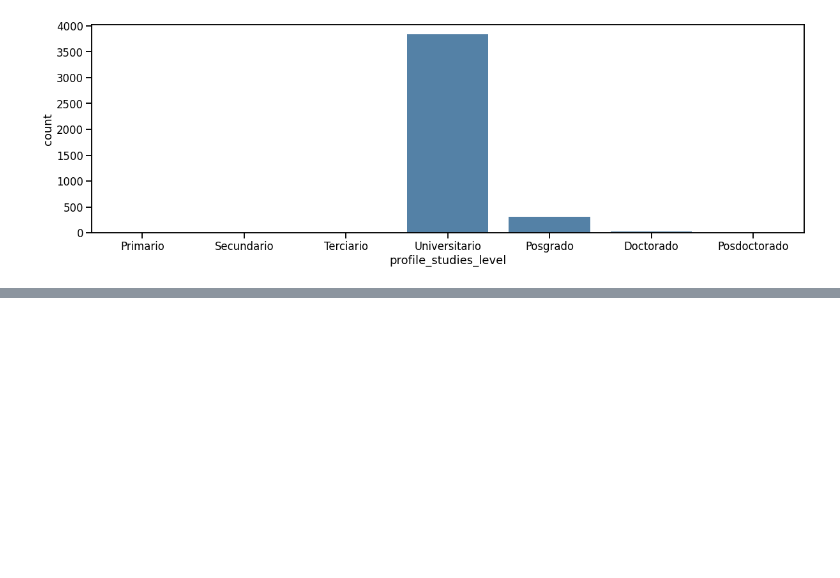
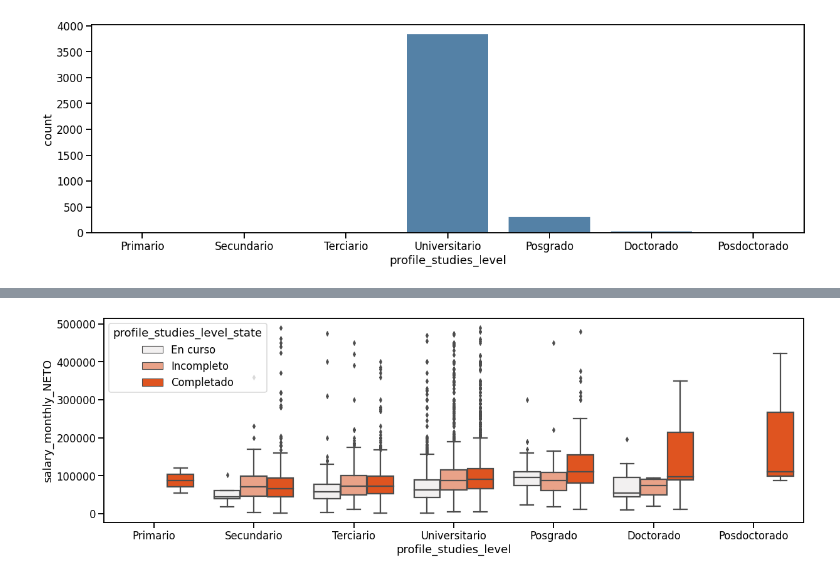
Before and after one commit to Natali-PP/diplodatos2021, a Jupyter notebook: AnalisiYVisualizacion/02_Estadistica_descriptiva.ipynb, the cells around one changed output, grey strips where cells are left out. Saved outputs shown, nothing was run; the diff lists cells and outputs as text; code cells hidden in the pictures; blank space fills up the shorter version.

```diff
--- a/AnalisiYVisualizacion/02_Estadistica_descriptiva.ipynb
+++ b/AnalisiYVisualizacion/02_Estadistica_descriptiva.ipynb
@@ -456,0 +462,12 @@ df[["profile_studies_level","profile_studies_level_state"]].sample(10)
+# %%
+fig = plt.figure(figsize=(20,6))
+seaborn.boxplot(data=df_copy, y=df_copy.salary_monthly_NETO,x='profile_studies_level', hue=df_copy.profile_studies_level_state,
+                color='orangered', order=education_order, hue_order=["En curso", "Incompleto", "Completado"] )
+#fig, axes = plt.subplots(1, 2)
+#seaborn.boxplot(data=cant_univers_terminado, x='salary_monthly_NETO', y='profile_studies_level',
+#                color='orangered', order=education_order,ax=axes[0])
+#seaborn.boxplot(data=cant_univ_no_termin, x='salary_monthly_NETO', y='profile_studies_level',
+#                color='orangered', order=education_order,ax=axes[1])
+plt.ticklabel_format(style='plain', axis='y')
+# %% [output]
+[figure, added]
```
Also changed, not shown: parts of 16 cells of this notebook.
